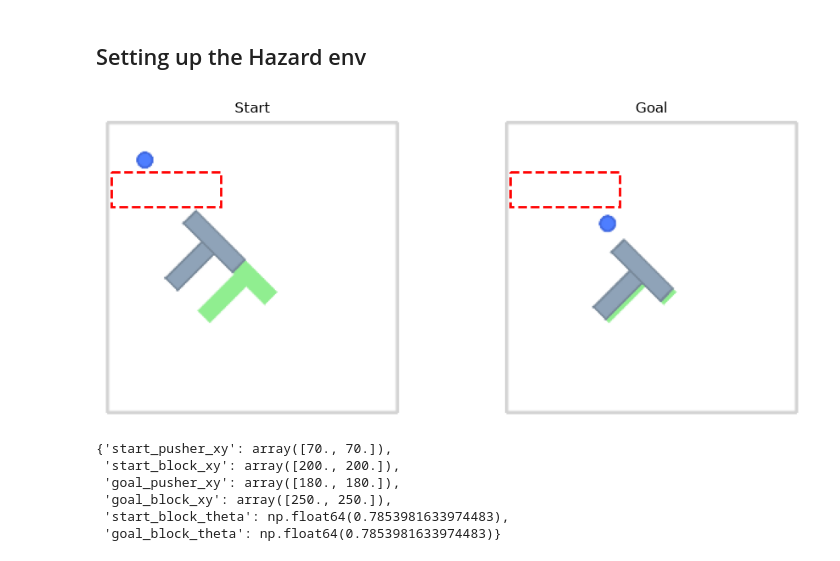
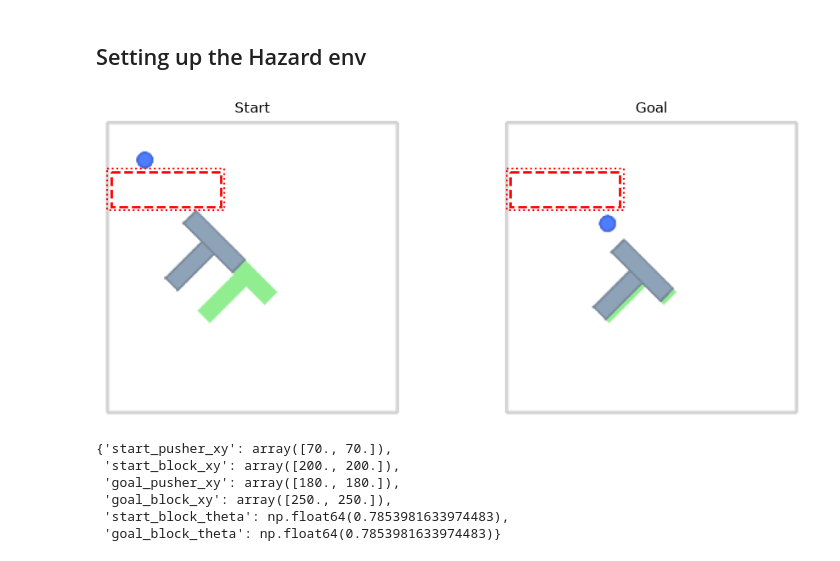
Before and after one commit to Sachin2911/Safety-Dial, a Jupyter notebook: experiments/LinearProbeAndAvoidance.ipynb, the cells around one changed output. Saved outputs shown, nothing was run; the diff lists cells and outputs as text; code cells hidden in the pictures.

```diff
--- a/experiments/LinearProbeAndAvoidance.ipynb
+++ b/experiments/LinearProbeAndAvoidance.ipynb
@@ -102,7 +102,7 @@ closeh5()
 #     # coords_cache = f["state"][:MAX_SAMPLES, 2:4]   # (50000, 2) block_x, block_y #This is for block
 #     coords_cache = f["state"][:MAX_SAMPLES, 0:2]  # pusher_x, pusher_y
 
-MAX_SAMPLES = 50_000
+MAX_SAMPLES = 100_000
 N_CHUNKS = 100
 CHUNK_SIZE = MAX_SAMPLES // N_CHUNKS
 rng = np.random.default_rng(0)
@@ -374,23 +498,28 @@ steps: 50
 # %% [markdown]
 ## Setting up the Hazard env
 # %%
-# Corridor box between start block (200,200) and goal (250,250)
-hazard_box = (10.0, 200.0, 90.0, 150.0)  # (x_min, x_max, y_min, y_max) near top-left
+# Across the pusher path from (70, 70) toward the T; not between block start/goal
+hazard_box = (10.0, 200.0, 90.0, 150.0)  # (x_min, x_max, y_min, y_max)
 
 start_state = make_pusht_state(
     pusher_xy=(70, 70),
     block_xy=(200, 200),
     block_theta=np.pi / 4,
 )
 goal_state = make_pusht_state(
     pusher_xy=(180, 180),
     block_xy=(250, 250),
     block_theta=np.pi / 4,
 )
 
-visualize_pusht_layout(start_state, goal_state, hazard_box=hazard_box)
+visualize_pusht_layout(
+    start_state,
+    goal_state,
+    hazard_box=hazard_box,
+    hazard_margin=PROBE_MARGIN,
+)
 # %% [output]
-[figure, old version]
+[figure, new version]
 {'start_pusher_xy': array([70., 70.]),
  'start_block_xy': array([200., 200.]),
  'goal_pusher_xy': array([180., 180.]),
```
Also changed, not shown: parts of 13 cells of this notebook, 1 other file.
